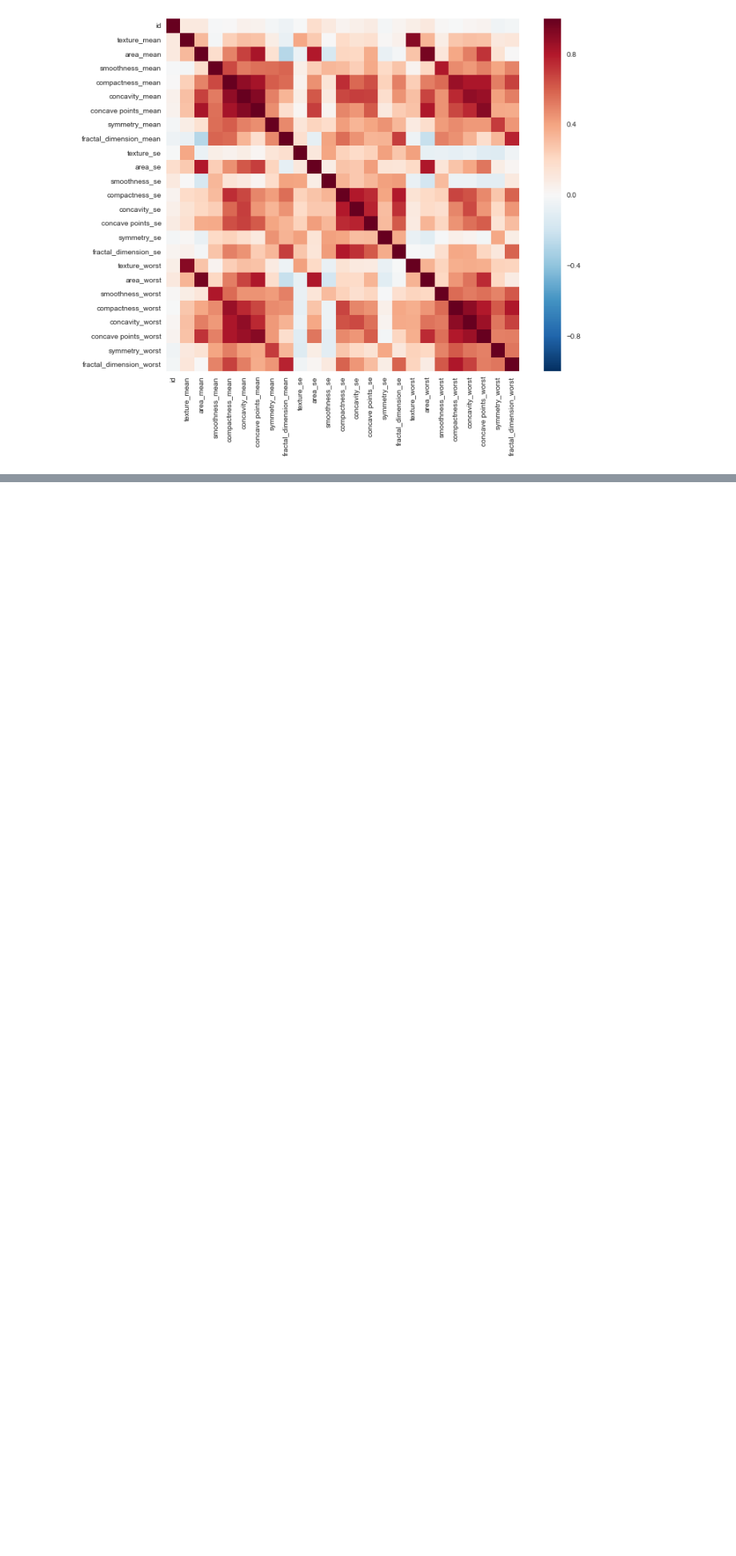
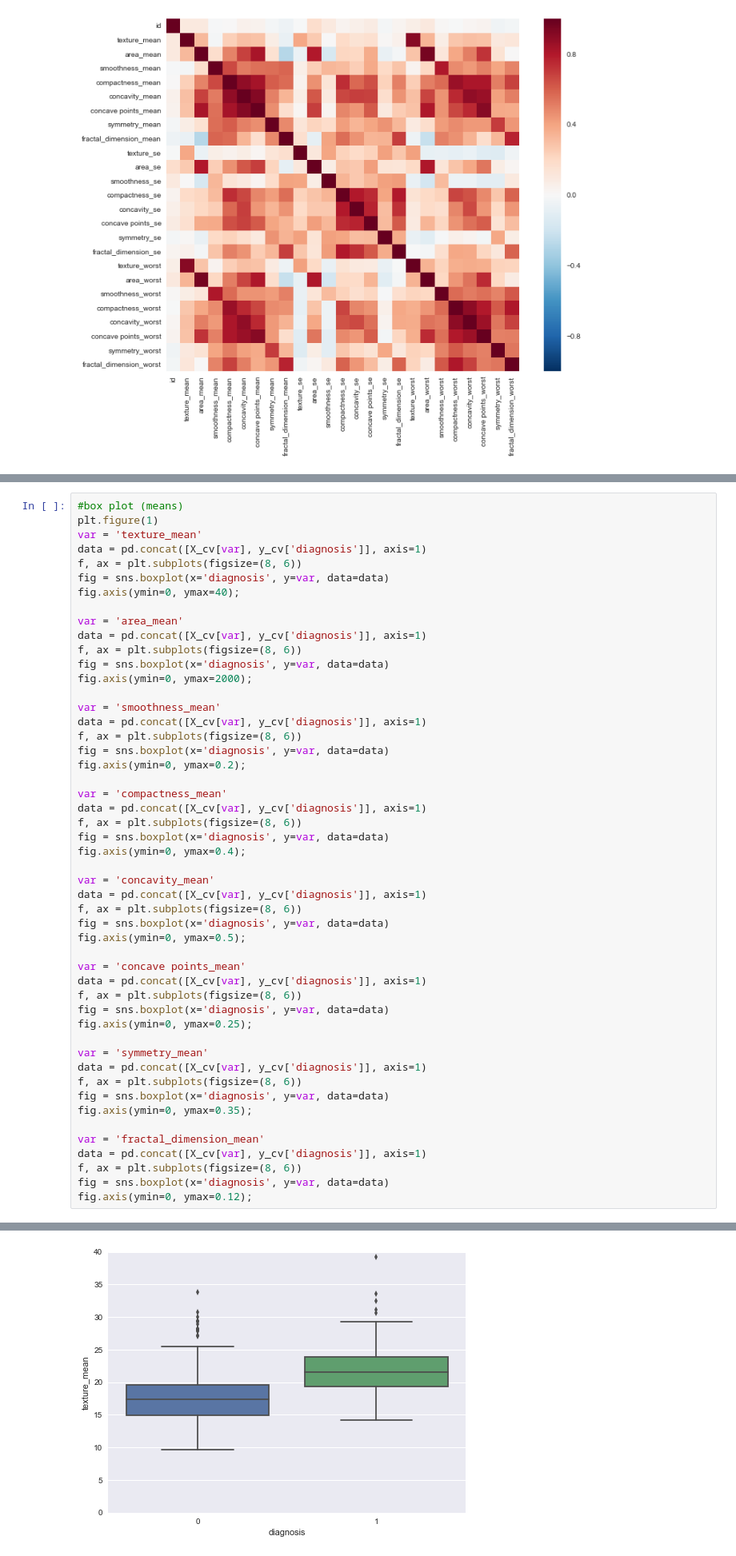
Before and after one commit to SrBisco/kaggle-breast-cancer, a Jupyter notebook: code/Kaggle_BC_explore.ipynb, the cells around one changed output, grey strips where cells are left out. Shown at 80% size. Cells and saved outputs as stored; diff of their text form; blank space fills up the shorter version.

Commit message:
Added box plots

```diff
--- a/code/Kaggle_BC_explore.ipynb
+++ b/code/Kaggle_BC_explore.ipynb
@@ -95,0 +111,51 @@ sns.heatmap(corre, vmax=1, square=True);
+# %%
+#box plot (means)
+plt.figure(1)
+var = 'texture_mean'
+data = pd.concat([X_cv[var], y_cv['diagnosis']], axis=1)
+f, ax = plt.subplots(figsize=(8, 6))
+fig = sns.boxplot(x='diagnosis', y=var, data=data)
+fig.axis(ymin=0, ymax=40);
+
+var = 'area_mean'
+data = pd.concat([X_cv[var], y_cv['diagnosis']], axis=1)
+f, ax = plt.subplots(figsize=(8, 6))
+fig = sns.boxplot(x='diagnosis', y=var, data=data)
+fig.axis(ymin=0, ymax=2000);
+
+var = 'smoothness_mean'
+data = pd.concat([X_cv[var], y_cv['diagnosis']], axis=1)
+f, ax = plt.subplots(figsize=(8, 6))
+fig = sns.boxplot(x='diagnosis', y=var, data=data)
+fig.axis(ymin=0, ymax=0.2);
+
+var = 'compactness_mean'
+data = pd.concat([X_cv[var], y_cv['diagnosis']], axis=1)
+f, ax = plt.subplots(figsize=(8, 6))
+fig = sns.boxplot(x='diagnosis', y=var, data=data)
+fig.axis(ymin=0, ymax=0.4);
+
+var = 'concavity_mean'
+data = pd.concat([X_cv[var], y_cv['diagnosis']], axis=1)
+f, ax = plt.subplots(figsize=(8, 6))
+fig = sns.boxplot(x='diagnosis', y=var, data=data)
+fig.axis(ymin=0, ymax=0.5);
+
+var = 'concave points_mean'
+data = pd.concat([X_cv[var], y_cv['diagnosis']], axis=1)
+f, ax = plt.subplots(figsize=(8, 6))
+fig = sns.boxplot(x='diagnosis', y=var, data=data)
+fig.axis(ymin=0, ymax=0.25);
+
+var = 'symmetry_mean'
+data = pd.concat([X_cv[var], y_cv['diagnosis']], axis=1)
+f, ax = plt.subplots(figsize=(8, 6))
+fig = sns.boxplot(x='diagnosis', y=var, data=data)
+fig.axis(ymin=0, ymax=0.35);
+
+var = 'fractal_dimension_mean'
+data = pd.concat([X_cv[var], y_cv['diagnosis']], axis=1)
+f, ax = plt.subplots(figsize=(8, 6))
+fig = sns.boxplot(x='diagnosis', y=var, data=data)
+fig.axis(ymin=0, ymax=0.12);
+# %% [output]
@@ -95,0 +163 @@ sns.heatmap(corre, vmax=1, square=True);
+[figure, added]
```
Also changed, not shown: parts of 8 cells of this notebook.
